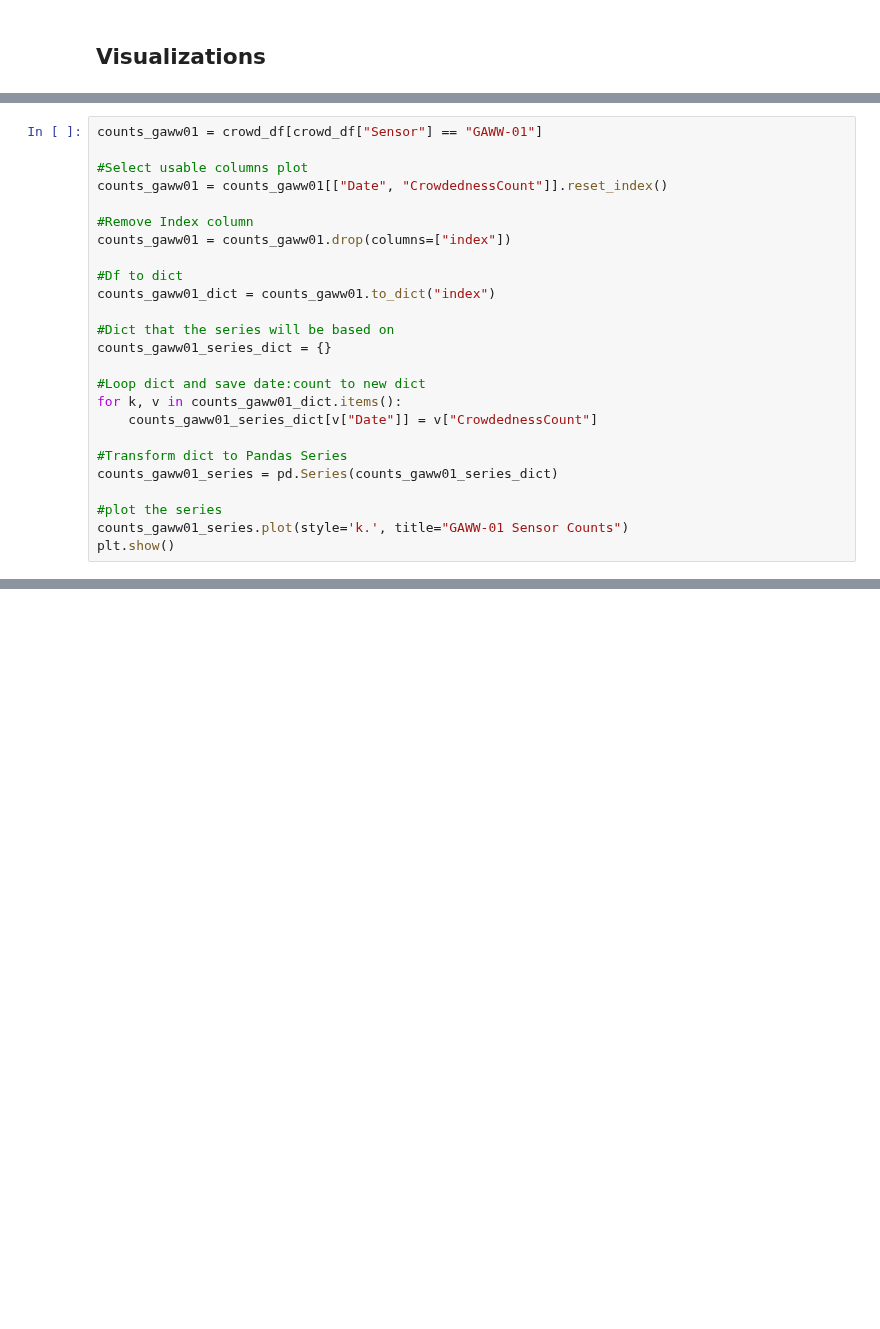
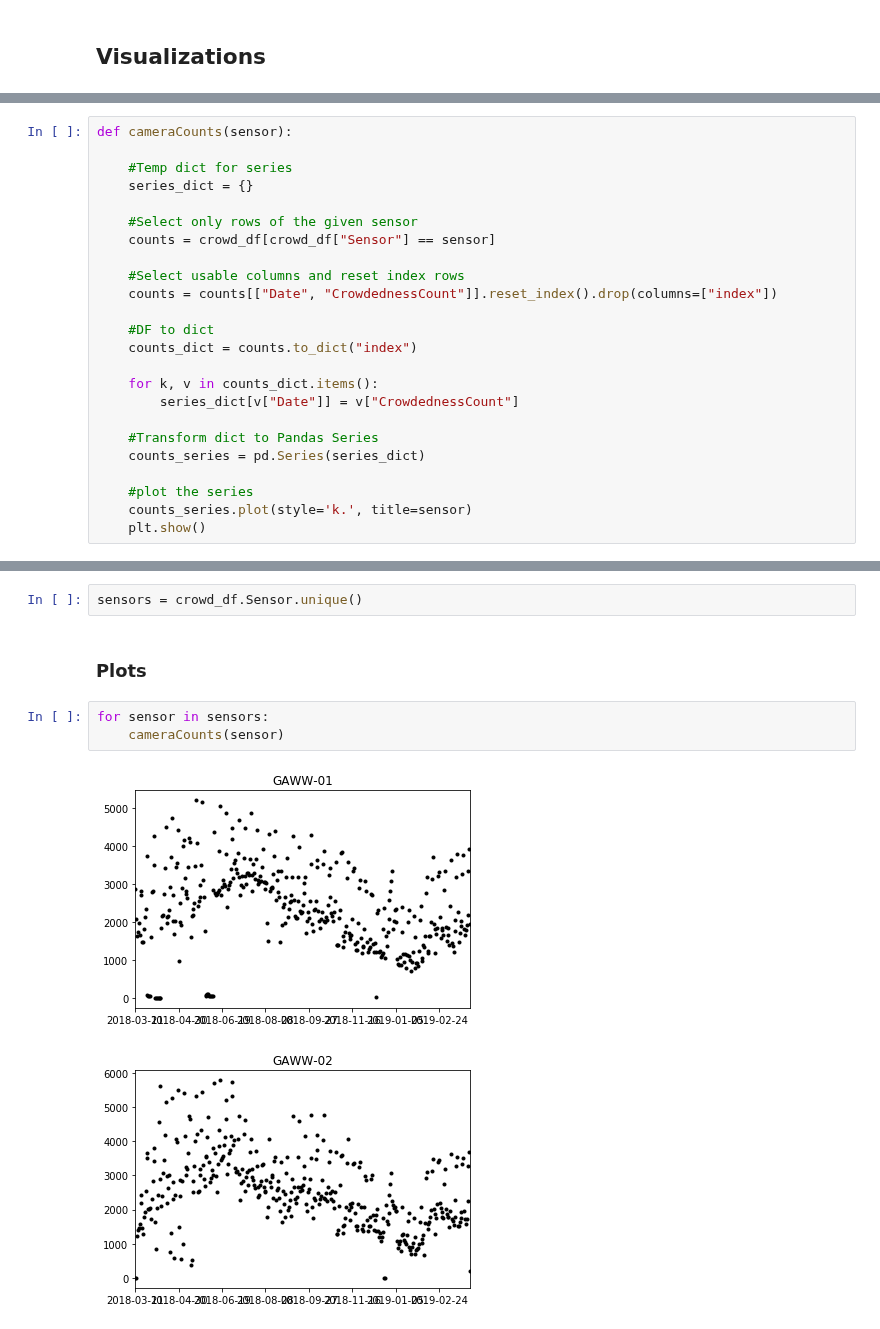
Before and after one commit to LeDon96/CrowdednessPrediction, a Jupyter notebook: Jupyter Notebooks/CrowdednessVisualization.ipynb, the cells around one changed output, grey strips where cells are left out. Drawn from its saved outputs; the diff is of its cells as text; blank space fills up the shorter version.

Commit message:
plotted sensor counts

```diff
--- a/Jupyter Notebooks/CrowdednessVisualization.ipynb
+++ b/Jupyter Notebooks/CrowdednessVisualization.ipynb
@@ -36,25 +34,24 @@ crowd_df.head()
 # %%
-counts_gaww01 = crowd_df[crowd_df["Sensor"] == "GAWW-01"]
+def cameraCounts(sensor):
 
-#Select usable columns plot
-counts_gaww01 = counts_gaww01[["Date", "CrowdednessCount"]].reset_index()
+    #Temp dict for series
+    series_dict = {}
 
-#Remove Index column
-counts_gaww01 = counts_gaww01.drop(columns=["index"])
+    #Select only rows of the given sensor
+    counts = crowd_df[crowd_df["Sensor"] == sensor]
 
-#Df to dict
-counts_gaww01_dict = counts_gaww01.to_dict("index")
+    #Select usable columns and reset index rows
+    counts = counts[["Date", "CrowdednessCount"]].reset_index().drop(columns=["index"])
 
-#Dict that the series will be based on
-counts_gaww01_series_dict = {}
+    #DF to dict
+    counts_dict = counts.to_dict("index")
 
-#Loop dict and save date:count to new dict
-for k, v in counts_gaww01_dict.items():
-    counts_gaww01_series_dict[v["Date"]] = v["CrowdednessCount"]
+    for k, v in counts_dict.items():
+        series_dict[v["Date"]] = v["CrowdednessCount"]
 
-#Transform dict to Pandas Series
-counts_gaww01_series = pd.Series(counts_gaww01_series_dict)
+    #Transform dict to Pandas Series
+    counts_series = pd.Series(series_dict)
 
-#plot the series
-counts_gaww01_series.plot(style='k.', title="GAWW-01 Sensor Counts")
-plt.show()
+    #plot the series
+    counts_series.plot(style='k.', title=sensor)
+    plt.show()
@@ -149,0 +60,10 @@ plt.show()
+# %%
+sensors = crowd_df.Sensor.unique()
+# %% [markdown]
+### Plots
+# %%
+for sensor in sensors:
+    cameraCounts(sensor)
+# %% [output]
+[figure, added]
+[figure, added]
```
Also changed, not shown: parts of 13 cells of this notebook.
